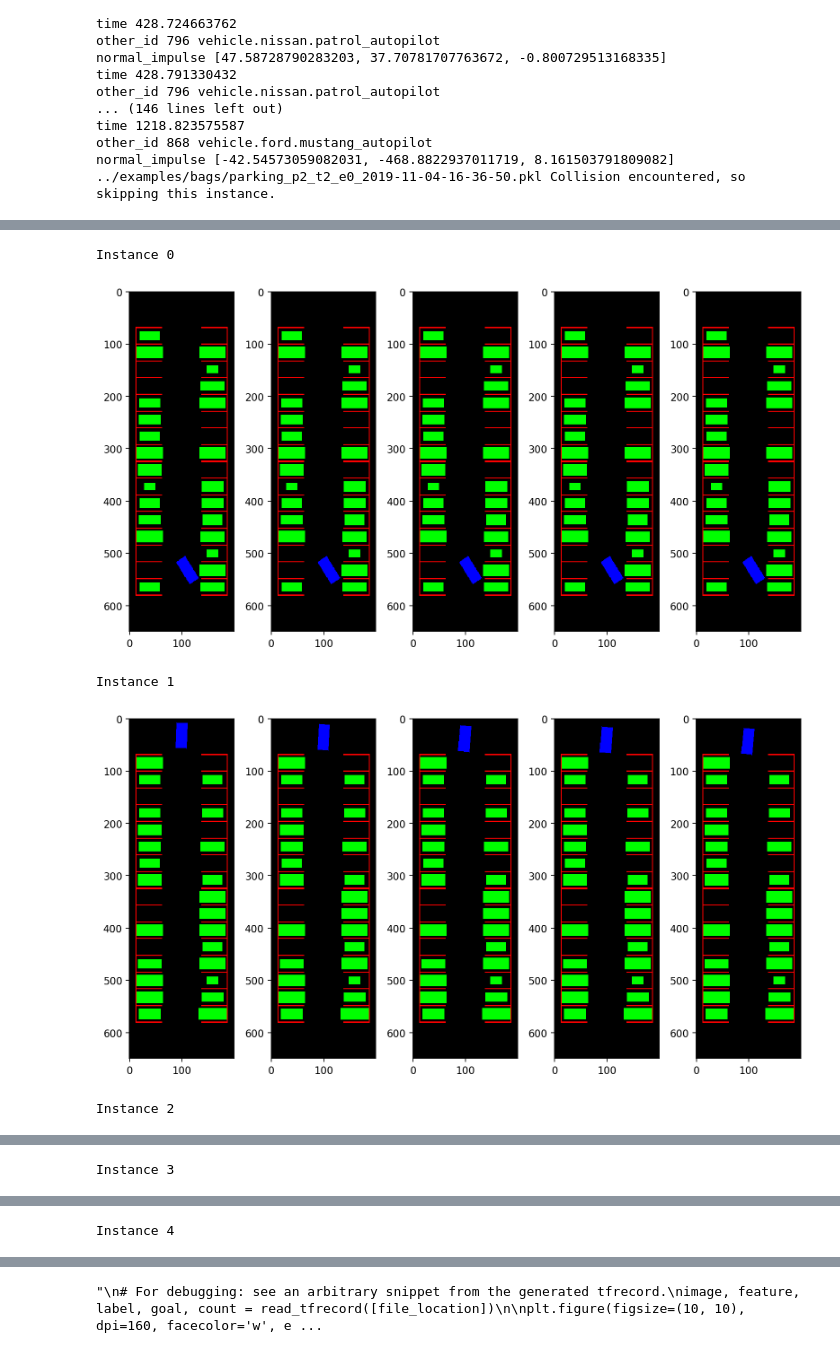
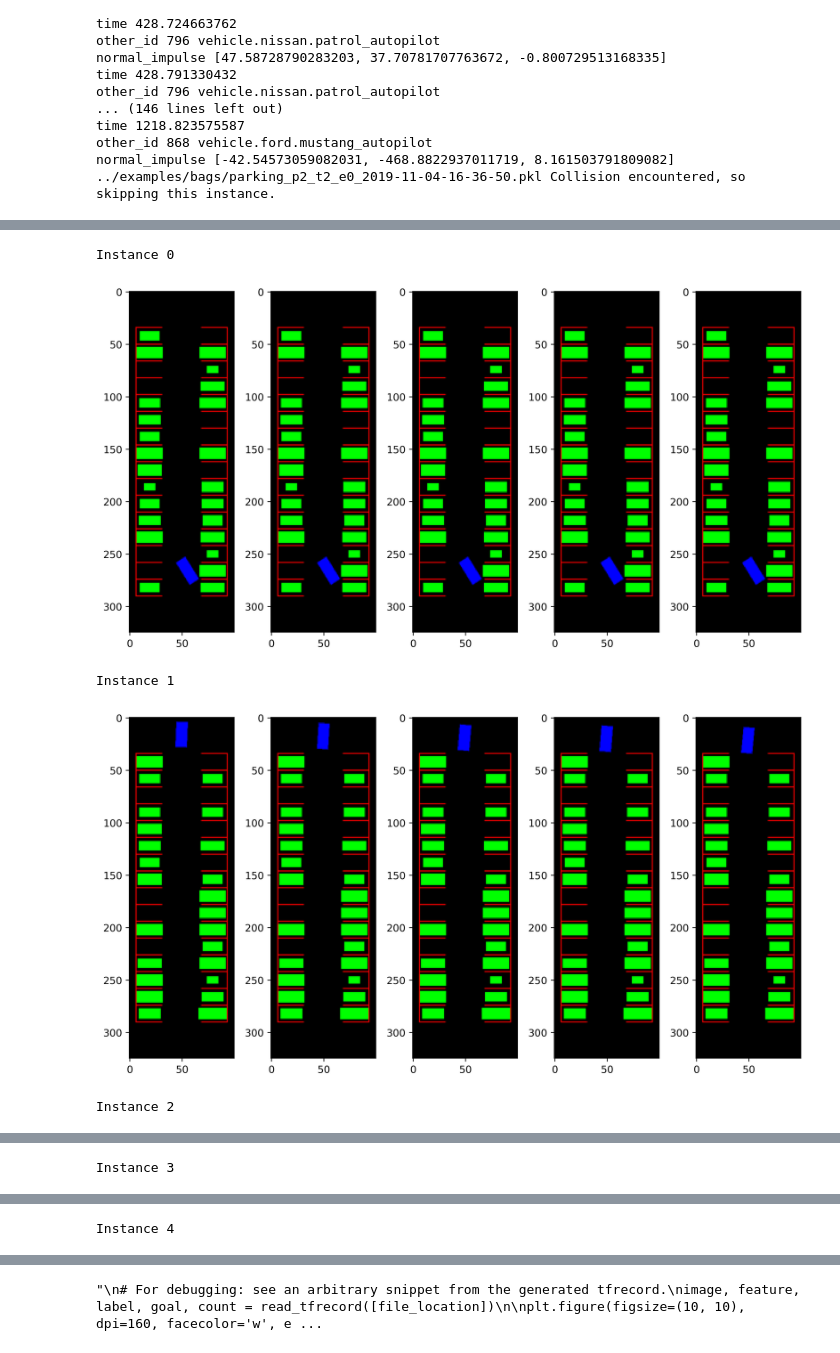
Before and after one commit to MPC-Berkeley/carla, a Jupyter notebook: PythonAPI/analysis/dataset_generator.ipynb, the cells around one changed output, grey strips where cells are left out. Cells and saved outputs as stored; diff of their text form; code cells hidden in the pictures.

```diff
--- a/PythonAPI/analysis/dataset_generator.ipynb
+++ b/PythonAPI/analysis/dataset_generator.ipynb
@@ -49,7 +52,7 @@ print('Found %d files to read: %s' % (len(files_to_process), files_to_process))
 # %% [output]
 Found 57 files to read: ['../examples/bags/parking_p1_t1_e4_2019-11-04-14-36-16.pkl', '../examples/bags/parking_p1_t2_e2_2019-11-04-14-41-42.pkl', '../examples/bags/parking_p3_t2_e5_2019-11-26-16-13-1 ...
 # %%
-def get_parking_lot_image_hist(parking_lot, static_objs, feature, ego_dims):
+def get_parking_lot_image_hist(parking_lot, static_objs, feature, ego_dims, resize_factor=1.0):
     # code for the plotting of the parking lot
     '''
     Scene Image construction. Resolution/Image Params hardcoded for now.
@@ -80,10 +83,28 @@ def get_parking_lot_image_hist(parking_lot, static_objs, feature, ego_dims):
 
         img_hist[ind_p,:,:,2] = generate_image_ego(parking_size,res,img_center,ego_bb)
 
-    img_hist = np.flip(img_hist, axis=1) # flip based on pixel axis to align with map frame (h)
-    return img_hist
+    # Return place holder
+    img_return = img_hist
+    if resize_factor > 1.0:
+        raise NotImplemented()
+    elif resize_factor < 0.0:
+        raise ValueError("Invalid resize_factor")
+    else:
+        # If we want resize, refill the slices
+        h_resize = int(resize_factor * h)
+        w_resize = int(resize_factor * w)
+        img_return  = np.zeros((num_imgs, h_resize, w_resize, 3), dtype=np.uint8)
+        # Go through each image
+        for k in range(num_imgs):
+            img_pil = np.asarray( Image.fromarray(img_hist[k,:,:,:]).resize((w_resize, h_resize)) )
+            img_return[k,:,:,:] = img_pil
+
+    img_return = np.flip(img_return, axis=1) # flip based on pixel axis to align with map frame (h)
+    return img_return
 # %%
 num_tfrecords = 0
+skipped_files = 0
+skipped_users = defaultdict(lambda:0)
 
 # full dataset for all files_to_process
 features_combined = []
@@ -106,6 +127,9 @@ for file in files_to_process:
     ego_dims = res_dict['ego_dimensions']
 
     try:
+        assert goals.shape[0] == 32, "Invalid goal shape."
+        assert len(res_dict['vehicle_object_lists'][0]) == 56, "Wrong number of static vehicles."
+
         # parse one demonstration
         ego_trajectory, start_ind, switch_ind, end_ind, goal_ind = \
              extract_full_trajectory(res_dict, goals, prune_start, prune_end, \
@@ -123,8 +147,14 @@ for file in files_to_process:
         static_object_list = res_dict['static_object_list']
         for i in range(len(features)):
             static_objs_combined.append(static_object_list)
-    except ValueError as e:
+    except Exception as e:
         print(file, e)
+        skipped_files += 1
+        traceback.print_exc()
+        skipped_users[ file.split('_')[4] ] += 1
+
+print("Num of skipped files due to exception: ", skipped_files)
+print("Num of skipped files by user: ", skipped_users)
 
 if shuffle:
     features_combined, features_global_combined, labels_combined, goal_snpts_combined, static_objs_combined = \
@@ -179,7 +209,7 @@ if num_folds_cv > 0:
                 [get_parking_lot_image_hist(parking_lot,
                                             static_objs_combined[k],
                                             features_global_combined[k],
-                                            ego_dims) for k in range(j_min, j_max)])
+                                            ego_dims, resize_factor=0.5) for k in range(j_min, j_max)])
 
             print('Img Hist Shape', img_hists_batch.shape)
 
@@ -213,29 +243,29 @@ Saving to  ../examples/bags/dataset_fold_4_3.tfrecord
 # %%
 
 # For visualization/debugging: see the first snippet of data.
 for k in range(5):
     print('Instance', k)
-    plt.figure(figsize=(10, 10), dpi=160, facecolor='w', edgecolor='k')
+    plt.figure(figsize=(10, 10), dpi=500, facecolor='w', edgecolor='k')
     for i in range(Nhist):
         plt.subplot(1, Nhist, i+1)
         plt.imshow(img_hists_batch[k, i, :, :, :])
     plt.tight_layout()
     plt.show()
 
 '''
 # For debugging: see an arbitrary snippet from the generated tfrecord.
 image, feature, label, goal, count = read_tfrecord([file_location])
 
 plt.figure(figsize=(10, 10), dpi=160, facecolor='w', edgecolor='k')
 for i in range(Nhist):
     plt.subplot(1, Nhist, i+1)
     plt.imshow(image.numpy()[0, i, :, :, :])
 plt.tight_layout()
 plt.show()
 '''
 # %% [output]
 Instance 0
-[figure, old version]
+[figure, new version]
 Instance 1
-[figure, old version]
+[figure, new version]
 Instance 2
```
Also changed, not shown: parts of 5 cells of this notebook, 4 other files.
